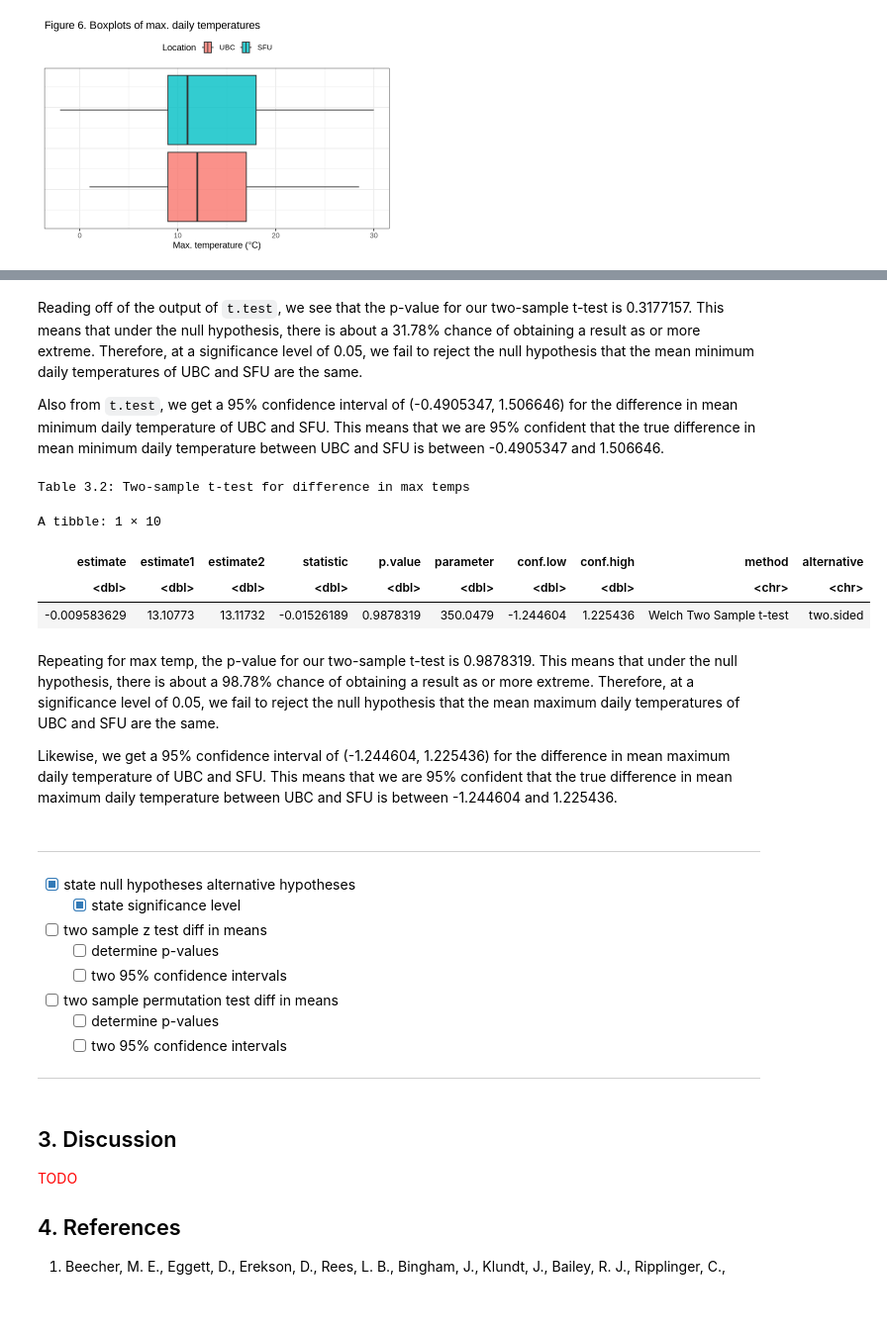
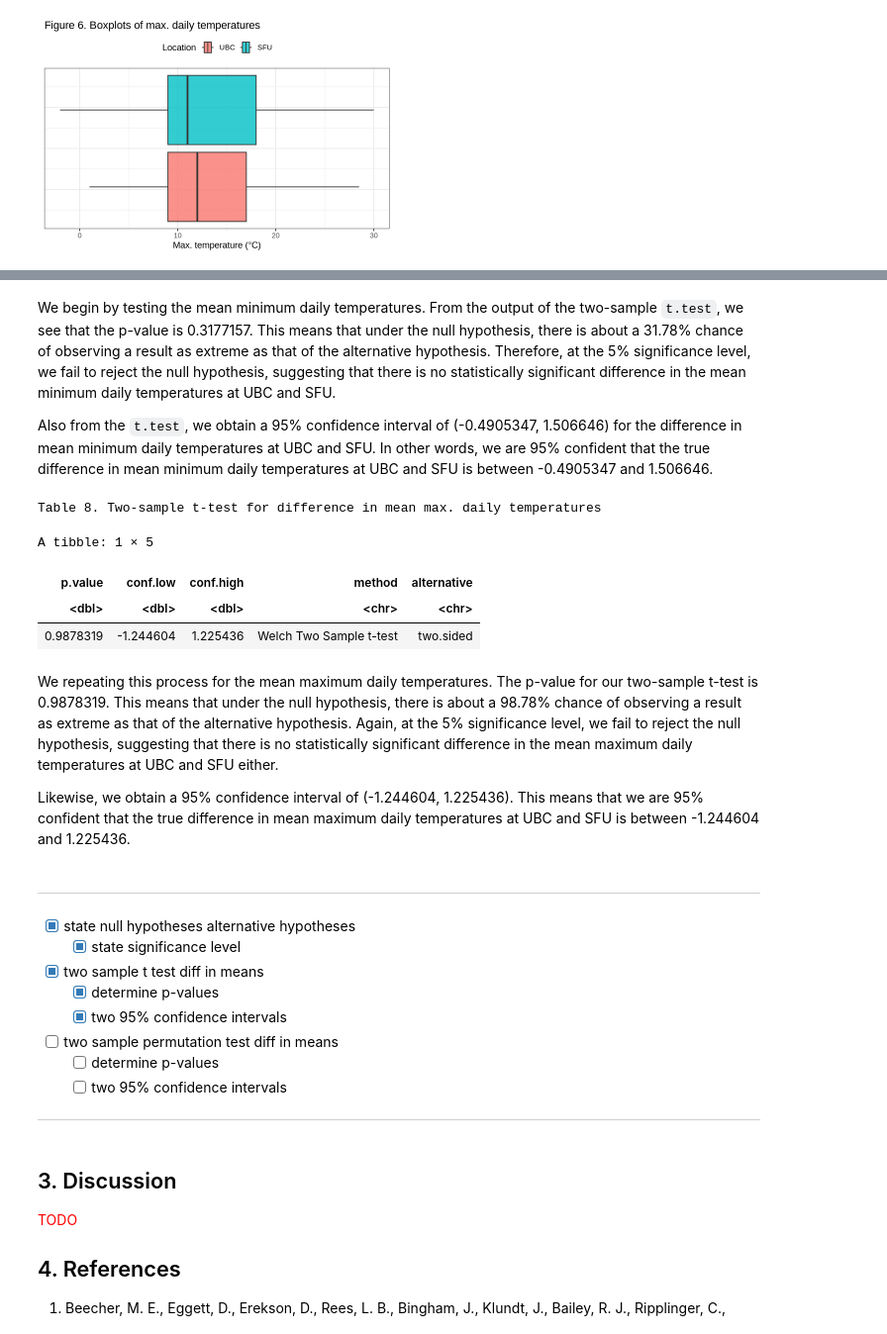
Before and after one commit to arthu-rguo/stat-201-proj, a Jupyter notebook: report.ipynb, the cells around one changed output, grey strips where cells are left out. Shown: that part at 99% size. Saved outputs shown, nothing was run; the diff lists cells and outputs as text; code cells hidden in the pictures; blank space fills up the shorter version.

```diff
--- a/report.ipynb
+++ b/report.ipynb
@@ -213,11 +219,18 @@ We will use the Central Limit Theorem to assume that the sampling distributions
 # %%
-# Use R's t.test function to conduct two-sample t-test for min temp
-cat("Table 3.1: Two-sample t-test for difference in min temps")
-min_t_test<-
-    tidy(t.test(x = pull(select(filter(ubc_sfu_data, location == "UBC"), min_temp_c)),
-           y = pull(select(filter(ubc_sfu_data, location == "SFU"), min_temp_c)),
-           alternative = "t",
-           correct = FALSE,
-           conf.level = 0.95))
+# Split the datasets.
+ubc_data <- ubc_sfu_data |>
+    filter(location == "UBC")
+
+sfu_data <- ubc_sfu_data |>
+    filter(location == "SFU")
+
+# Conduct a two-sample t-test for min. daily temperatures.
+min_t_test <-
+    t.test(x = ubc_data$min_temp_c, y = sfu_data$min_temp_c,
+           alternative = "two.sided", conf.level = 0.95) |>
+    tidy() |>
+    select(p.value, conf.low:alternative)
+
+cat("Table 7. Two-sample t-test for difference in mean min. daily temperatures")
 min_t_test
 # %% [output]
@@ -229,34 +242,34 @@ A tibble: 1 × 10
 # %% [markdown]
-Reading off of the output of `t.test`, we see that the p-value for our two-sample t-test is 0.3177157. This means that under the null hypothesis, there is about a 31.78% chance of obtaining a result as or more extreme. Therefore, at a significance level of 0.05, we fail to reject the null hypothesis that the mean minimum daily temperatures of UBC and SFU are the same.
+We begin by testing the mean minimum daily temperatures. From the output of the two-sample `t.test`, we see that the p-value is 0.3177157. This means that under the null hypothesis, there is about a 31.78% chance of observing a result as extreme as that of the alternative hypothesis. Therefore, at the 5% significance level, we fail to reject the null hypothesis, suggesting that there is no statistically significant difference in the mean minimum daily temperatures at UBC and SFU.
 
-Also from `t.test`, we get a 95% confidence interval of (-0.4905347, 1.506646) for the difference in mean minimum daily temperature of UBC and SFU. This means that we are 95% confident that the true difference in mean minimum daily temperature between UBC and SFU is between -0.4905347 and 1.506646.
+Also from the `t.test`, we obtain a 95% confidence interval of (-0.4905347, 1.506646) for the difference in mean minimum daily temperatures at UBC and SFU. In other words, we are 95% confident that the true difference in mean minimum daily temperatures at UBC and SFU is between -0.4905347 and 1.506646.
 # %%
-# Use R's t.test function to conduct two-sample t-test for max temp
-cat("Table 3.2: Two-sample t-test for difference in max temps")
-max_t_test<-
-    tidy(t.test(x = pull(select(filter(ubc_sfu_data, location == "UBC"), max_temp_c)),
-           y = pull(select(filter(ubc_sfu_data, location == "SFU"), max_temp_c)),
-           alternative = "t",
-           correct = FALSE,
-           conf.level = 0.95))
+# Conduct a two-sample t-test for max. daily temperatures.
+max_t_test <-
+    t.test(x = ubc_data$max_temp_c, y = sfu_data$max_temp_c,
+           alternative = "two.sided", conf.level = 0.95) |>
+    tidy() |>
+    select(p.value, conf.low:alternative)
+
+cat("Table 8. Two-sample t-test for difference in mean max. daily temperatures")
 max_t_test
 # %% [output]
-Table 3.2: Two-sample t-test for difference in max temps
+Table 8. Two-sample t-test for difference in mean max. daily temperatures
-A tibble: 1 × 10
+A tibble: 1 × 5
-| estimate | estimate1 | estimate2 | statistic | p.value | parameter | conf.low | conf.high | method | alternative |
-| <dbl> | <dbl> | <dbl> | <dbl> | <dbl> | <dbl> | <dbl> | <dbl> | <chr> | <chr> |
-| -0.009583629 | 13.10773 | 13.11732 | -0.01526189 | 0.9878319 | 350.0479 | -1.244604 | 1.225436 | Welch Two Sample t-test | two.sided |
+| p.value | conf.low | conf.high | method | alternative |
+| <dbl> | <dbl> | <dbl> | <chr> | <chr> |
+| 0.9878319 | -1.244604 | 1.225436 | Welch Two Sample t-test | two.sided |
 # %% [markdown]
-Repeating for max temp, the p-value for our two-sample t-test is 0.9878319. This means that under the null hypothesis, there is about a 98.78% chance of obtaining a result as or more extreme. Therefore, at a significance level of 0.05, we fail to reject the null hypothesis that the mean maximum daily temperatures of UBC and SFU are the same.
+We repeating this process for the mean maximum daily temperatures. The p-value for our two-sample t-test is 0.9878319. This means that under the null hypothesis, there is about a 98.78% chance of observing a result as extreme as that of the alternative hypothesis. Again, at the 5% significance level, we fail to reject the null hypothesis, suggesting that there is no statistically significant difference in the mean maximum daily temperatures at UBC and SFU either.
 
-Likewise, we get a 95% confidence interval of (-1.244604, 1.225436) for the difference in mean maximum daily temperature of UBC and SFU. This means that we are 95% confident that the true difference in mean maximum daily temperature between UBC and SFU is between -1.244604 and 1.225436.
+Likewise, we obtain a 95% confidence interval of (-1.244604, 1.225436). This means that we are 95% confident that the true difference in mean maximum daily temperatures at UBC and SFU is between -1.244604 and 1.225436.
 # %% [markdown]
 ---
 - [x] state null hypotheses alternative hypotheses
   - [x] state significance level
-- [ ] two sample z test diff in means
-  - [ ] determine p-values
-  - [ ] two 95% confidence intervals
+- [x] two sample t test diff in means
+  - [x] determine p-values
+  - [x] two 95% confidence intervals
 - [ ] two sample permutation test diff in means
   - [ ] determine p-values
   - [ ] two 95% confidence intervals
```
Also changed, not shown: parts of 4 cells of this notebook.
